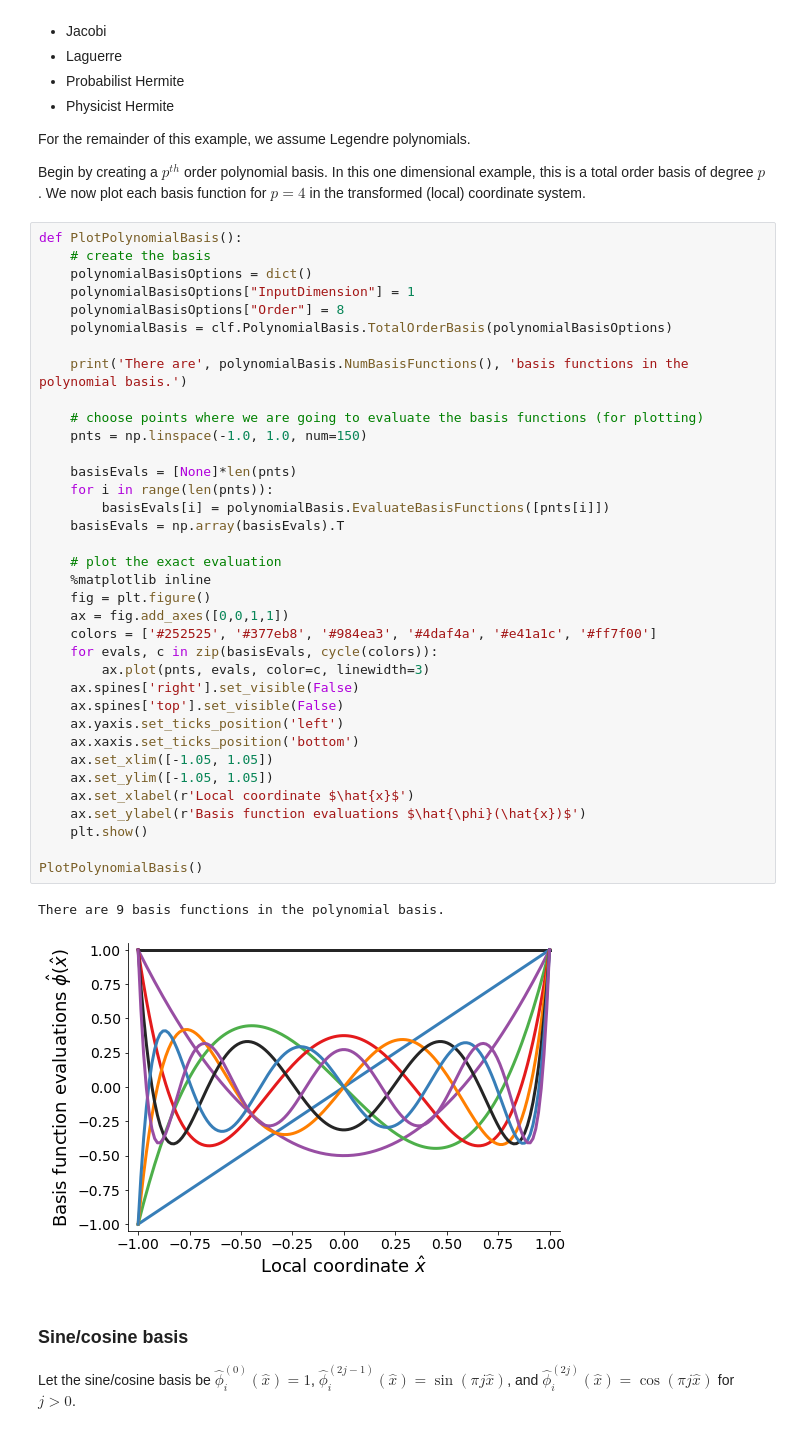
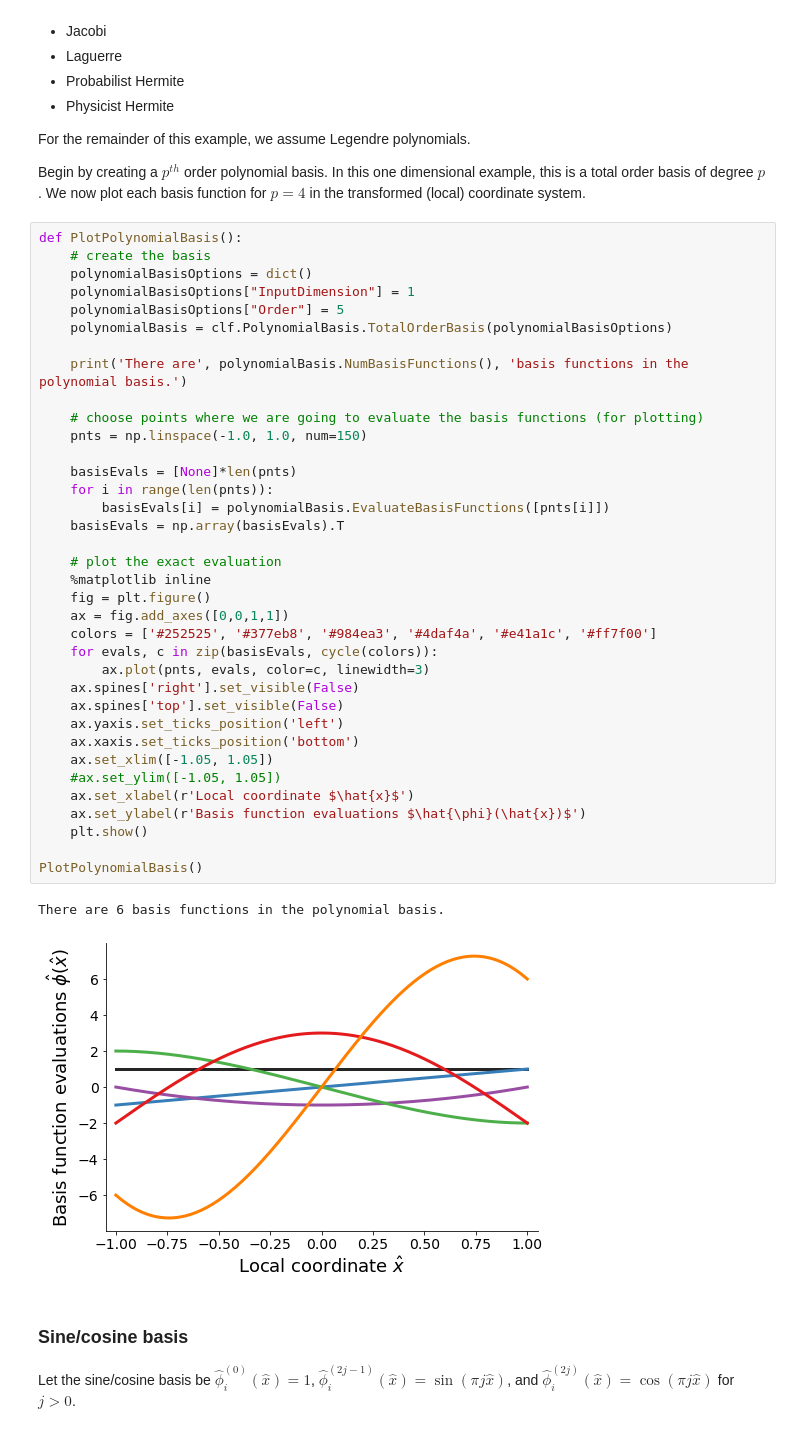
Before and after one commit to andyddavis/clf, a Jupyter notebook: examples/_data-driven-CLF.ipynb, the cells around one changed output. Saved outputs shown, nothing was run; the diff lists cells and outputs as text.

```diff
--- a/examples/_data-driven-CLF.ipynb
+++ b/examples/_data-driven-CLF.ipynb
@@ -111,40 +111,40 @@ def PlotPolynomialBasis():
     # create the basis
     polynomialBasisOptions = dict()
     polynomialBasisOptions["InputDimension"] = 1
-    polynomialBasisOptions["Order"] = 8
+    polynomialBasisOptions["Order"] = 5
     polynomialBasis = clf.PolynomialBasis.TotalOrderBasis(polynomialBasisOptions)
 
     print('There are', polynomialBasis.NumBasisFunctions(), 'basis functions in the polynomial basis.')
 
     # choose points where we are going to evaluate the basis functions (for plotting)
     pnts = np.linspace(-1.0, 1.0, num=150)
 
     basisEvals = [None]*len(pnts)
     for i in range(len(pnts)):
         basisEvals[i] = polynomialBasis.EvaluateBasisFunctions([pnts[i]])
     basisEvals = np.array(basisEvals).T
 
     # plot the exact evaluation
     %matplotlib inline
     fig = plt.figure()
     ax = fig.add_axes([0,0,1,1])
     colors = ['#252525', '#377eb8', '#984ea3', '#4daf4a', '#e41a1c', '#ff7f00']
     for evals, c in zip(basisEvals, cycle(colors)):
         ax.plot(pnts, evals, color=c, linewidth=3)
     ax.spines['right'].set_visible(False)
     ax.spines['top'].set_visible(False)
     ax.yaxis.set_ticks_position('left')
     ax.xaxis.set_ticks_position('bottom')
     ax.set_xlim([-1.05, 1.05])
-    ax.set_ylim([-1.05, 1.05])
+    #ax.set_ylim([-1.05, 1.05])
     ax.set_xlabel(r'Local coordinate $\hat{x}$')
     ax.set_ylabel(r'Basis function evaluations $\hat{\phi}(\hat{x})$')
     plt.show()
 
 PlotPolynomialBasis()
 # %% [output]
-There are 9 basis functions in the polynomial basis.
+There are 6 basis functions in the polynomial basis.
-[figure, old version]
+[figure, new version]
 # %% [markdown]
 ### Sine/cosine basis
 
```
Also changed, not shown: parts of 1 cell of this notebook, 24 other files.
